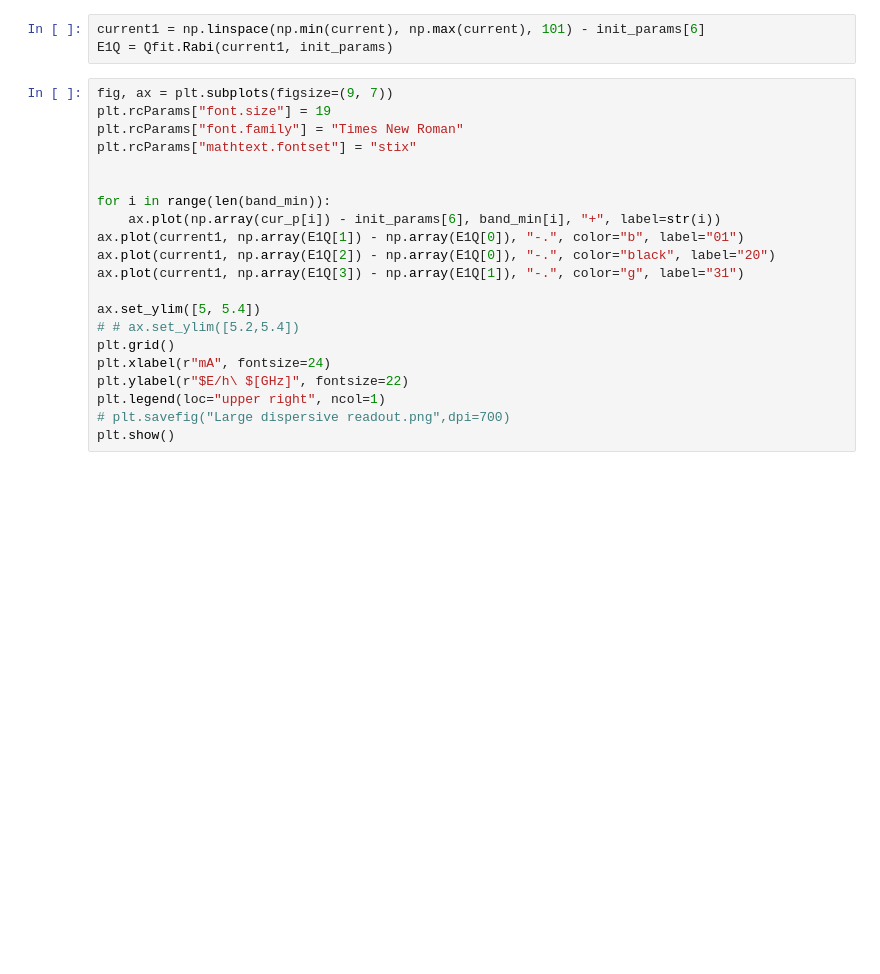
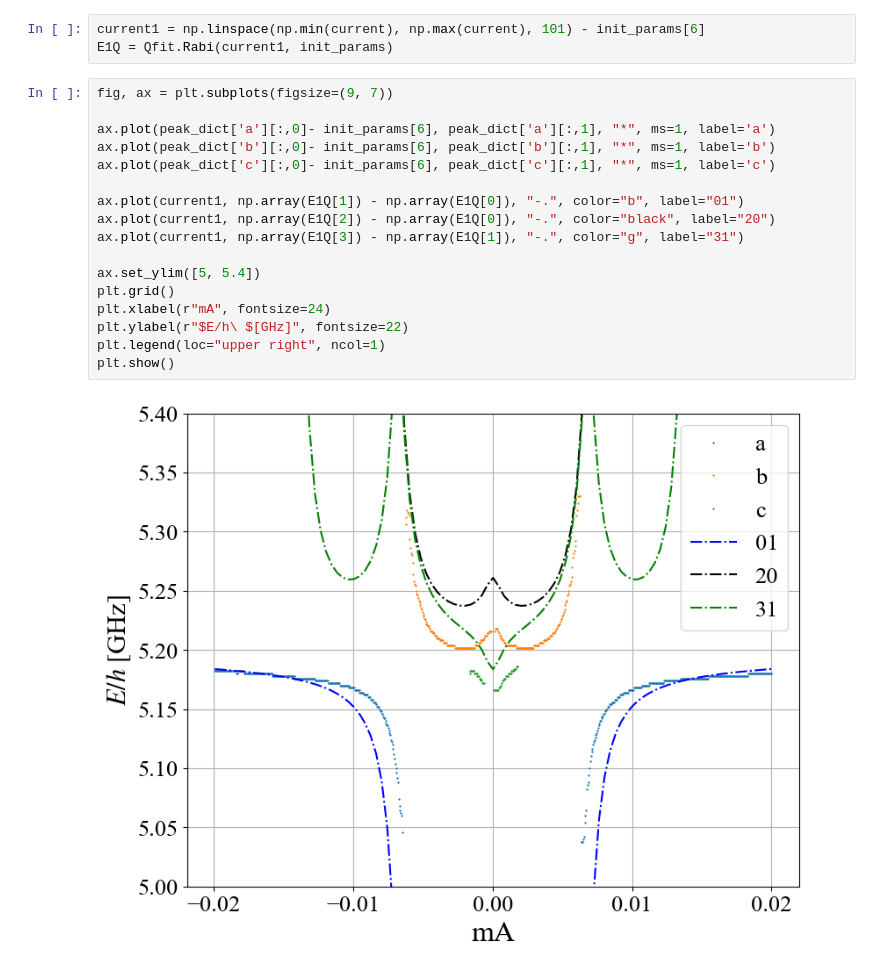
Before and after one commit to AkiyoshiTomonaga/scfitpy, a Jupyter notebook: notebooks/101_RabiFit.ipynb, the cells around one changed output. Saved outputs shown, nothing was run; the diff lists cells and outputs as text; blank space fills up the shorter version.

```diff
--- a/notebooks/101_RabiFit.ipynb
+++ b/notebooks/101_RabiFit.ipynb
@@ -76,24 +79,22 @@ current1 = np.linspace(np.min(current), np.max(current), 101) - init_params[6]
 E1Q = Qfit.Rabi(current1, init_params)
 # %%
 fig, ax = plt.subplots(figsize=(9, 7))
-plt.rcParams["font.size"] = 19
-plt.rcParams["font.family"] = "Times New Roman"
-plt.rcParams["mathtext.fontset"] = "stix"
 
+ax.plot(peak_dict['a'][:,0]- init_params[6], peak_dict['a'][:,1], "*", ms=1, label='a')
+ax.plot(peak_dict['b'][:,0]- init_params[6], peak_dict['b'][:,1], "*", ms=1, label='b')
+ax.plot(peak_dict['c'][:,0]- init_params[6], peak_dict['c'][:,1], "*", ms=1, label='c')
 
-for i in range(len(band_min)):
-    ax.plot(np.array(cur_p[i]) - init_params[6], band_min[i], "+", label=str(i))
 ax.plot(current1, np.array(E1Q[1]) - np.array(E1Q[0]), "-.", color="b", label="01")
 ax.plot(current1, np.array(E1Q[2]) - np.array(E1Q[0]), "-.", color="black", label="20")
 ax.plot(current1, np.array(E1Q[3]) - np.array(E1Q[1]), "-.", color="g", label="31")
 
 ax.set_ylim([5, 5.4])
-# # ax.set_ylim([5.2,5.4])
 plt.grid()
 plt.xlabel(r"mA", fontsize=24)
 plt.ylabel(r"$E/h\ $[GHz]", fontsize=22)
 plt.legend(loc="upper right", ncol=1)
-# plt.savefig("Large dispersive readout.png",dpi=700)
 plt.show()
+# %% [output]
+[figure, added]
 # %%
 def err(params):
```
Also changed, not shown: parts of 9 cells of this notebook, 1 other file.
